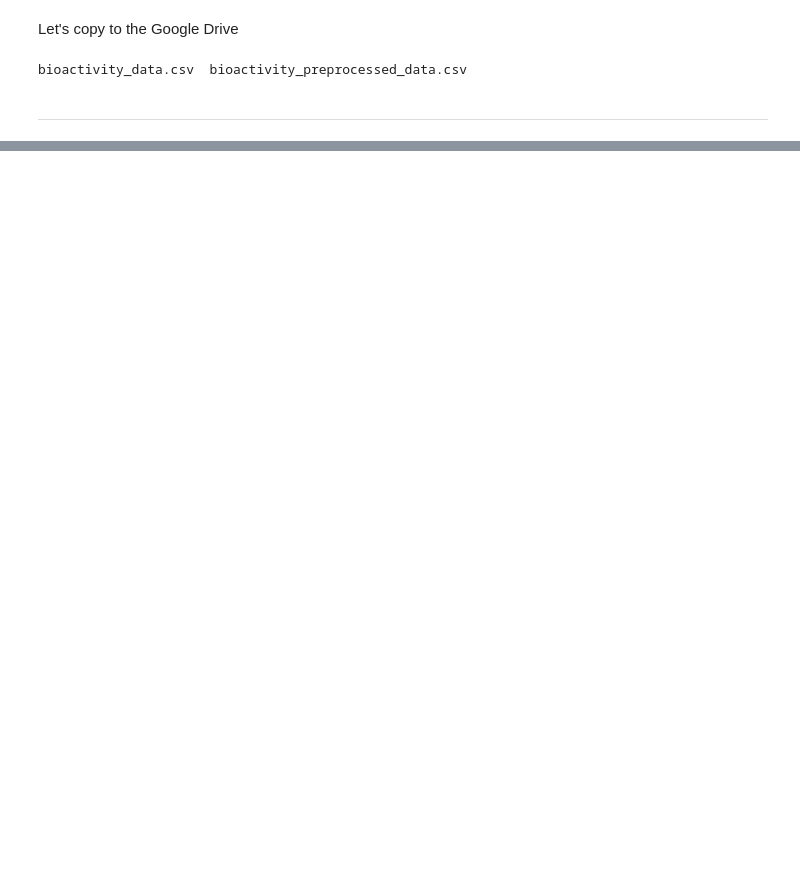
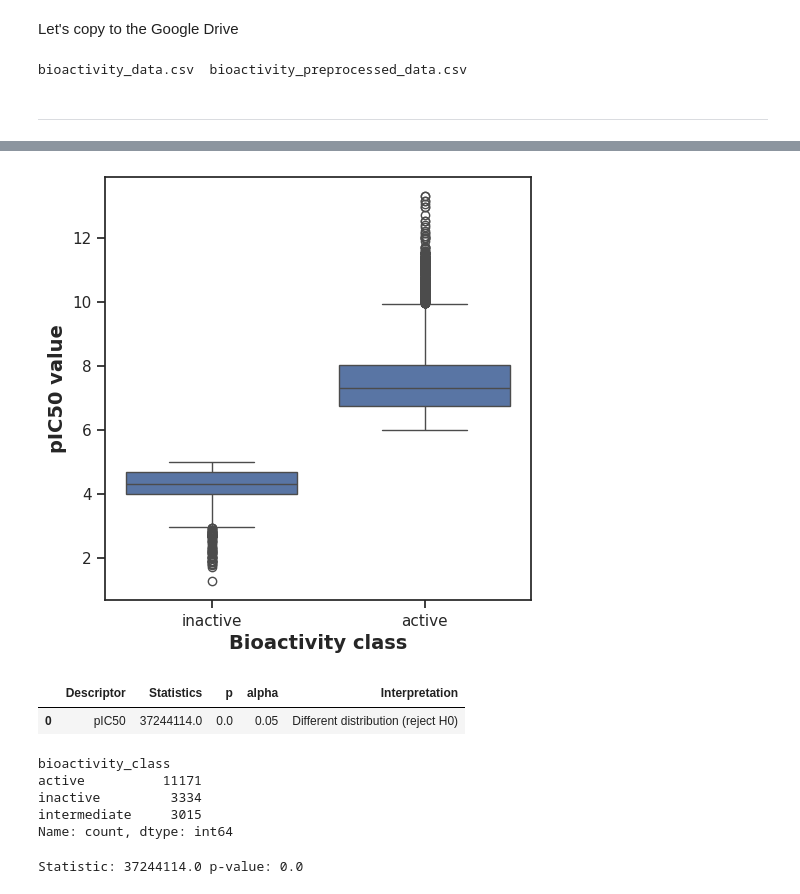
Before and after one commit to georgegabriel419/Data-Science-Tools-and-Ecosystem, a Jupyter notebook: python/CDD_ML_Part_1_bioactivity_data.ipynb, the cells around one changed output, grey strips where cells are left out. Saved outputs shown, nothing was run; the diff lists cells and outputs as text; code cells hidden in the pictures; blank space fills up the shorter version.

```diff
--- a/python/CDD_ML_Part_1_bioactivity_data.ipynb
+++ b/python/CDD_ML_Part_1_bioactivity_data.ipynb
@@ -465,0 +779,11 @@ df_combined.standard_value.describe()
+# %%
+plt.figure(figsize=(5.5, 5.5))
+
+sns.boxplot(x = 'bioactivity_class', y = 'pIC50', data = df_2class)
+
+plt.xlabel('Bioactivity class', fontsize=14, fontweight='bold')
+plt.ylabel('pIC50 value', fontsize=14, fontweight='bold')
+
+plt.savefig('plot_ic50.pdf')
+# %% [output]
+[figure, added]
@@ -465,0 +831,24 @@ df_combined.standard_value.describe()
+# %%
+mannwhitney('pIC50')
+# %% [output]
+|  | Descriptor | Statistics | p | alpha | Interpretation |
+| 0 | pIC50 | 37244114.0 | 0.0 | 0.05 | Different distribution (reject H0) |
+# %%
+print(df_final['bioactivity_class'].value_counts())
+# %% [output]
+bioactivity_class
+active          11171
+inactive         3334
+intermediate     3015
+Name: count, dtype: int64
+# %%
+from scipy.stats import mannwhitneyu
+
+active = df_final[df_final['bioactivity_class']=='active']['pIC50']
+inactive = df_final[df_final['bioactivity_class']=='inactive']['pIC50']
+
+stat, p = mannwhitneyu(active, inactive)
+
+print("Statistic:", stat, "p-value:", p)
+# %% [output]
+Statistic: 37244114.0 p-value: 0.0
```
Also changed, not shown: parts of 83 cells of this notebook.
